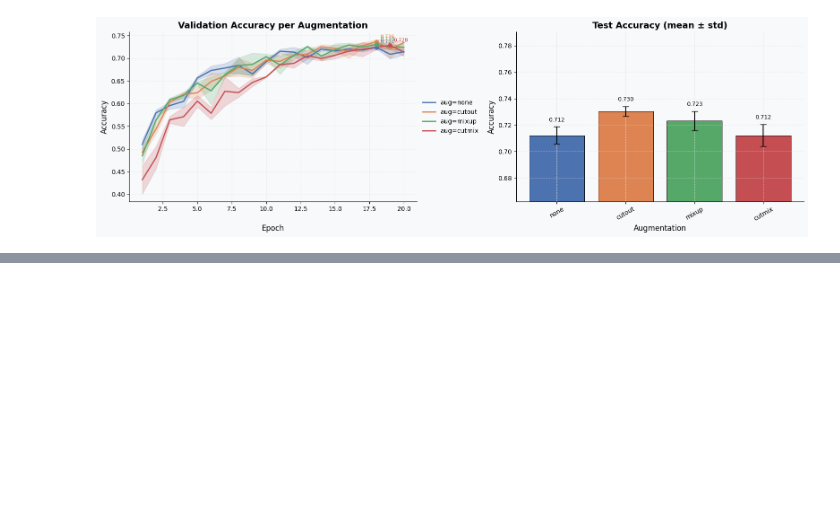
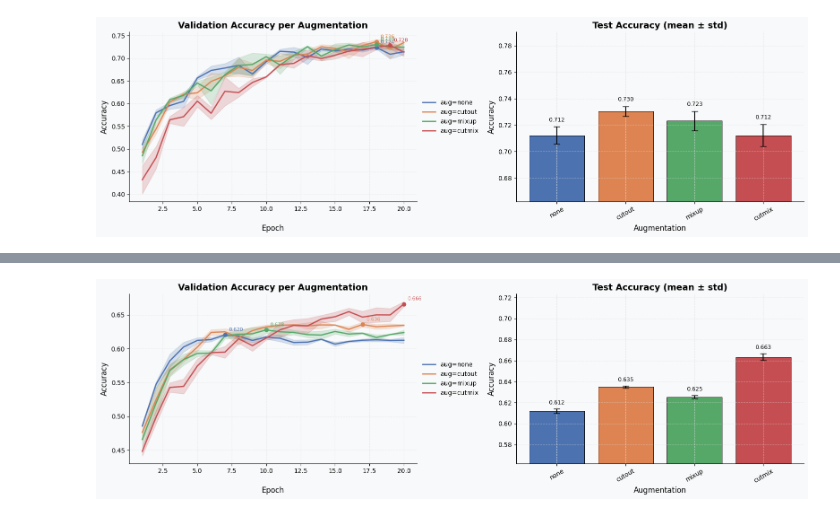
Before and after one commit to nadias03/image-classification-with-CNNs, a Jupyter notebook: experiments/data_augmentation/advanced_data_augmentation.ipynb, the cells around one changed output, grey strips where cells are left out. Drawn from its saved outputs; the diff is of its cells as text; code cells hidden in the pictures; blank space fills up the shorter version.

```diff
--- a/experiments/data_augmentation/advanced_data_augmentation.ipynb
+++ b/experiments/data_augmentation/advanced_data_augmentation.ipynb
@@ -297,0 +359,4 @@ save_results(alexnet_adv_aug_results, "adv_aug_results_alexnet")
+# %%
+plot_accuracy_comparison(resnet_adv_aug_results, param_name="Augmentation", param_name_short="aug")
+# %% [output]
+[figure, added]
```
Also changed, not shown: parts of 7 cells of this notebook.
